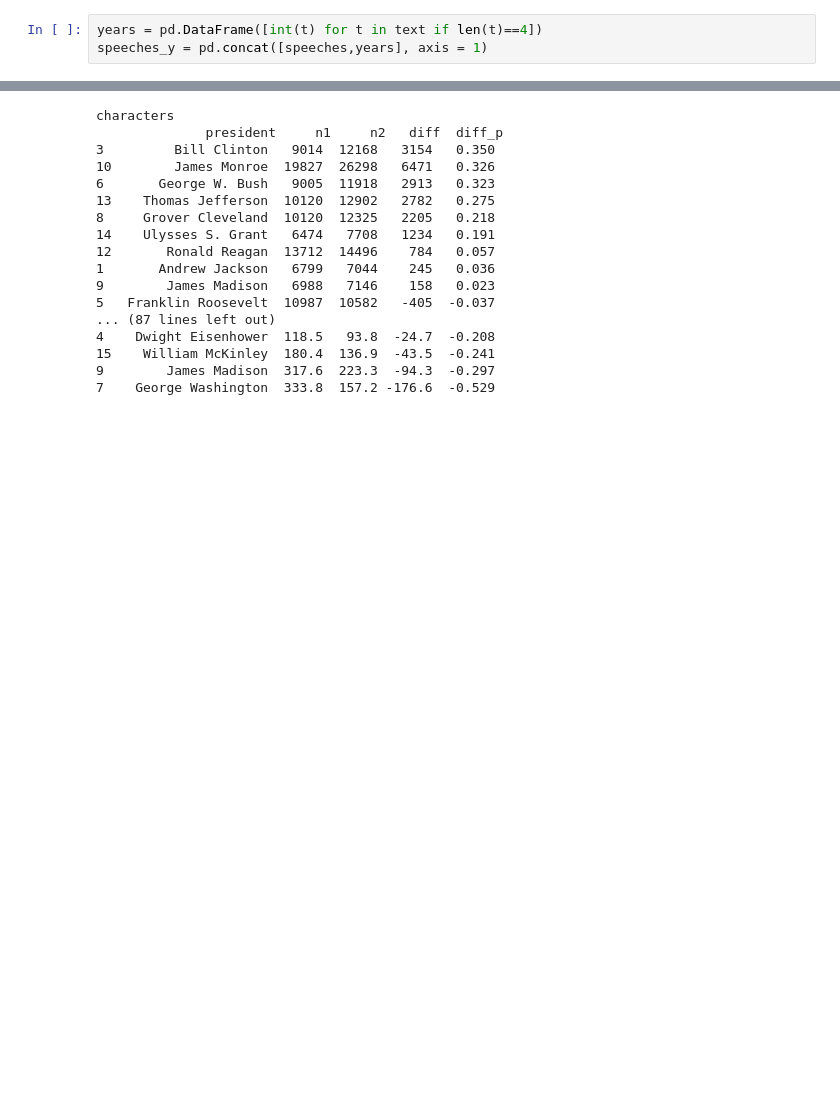
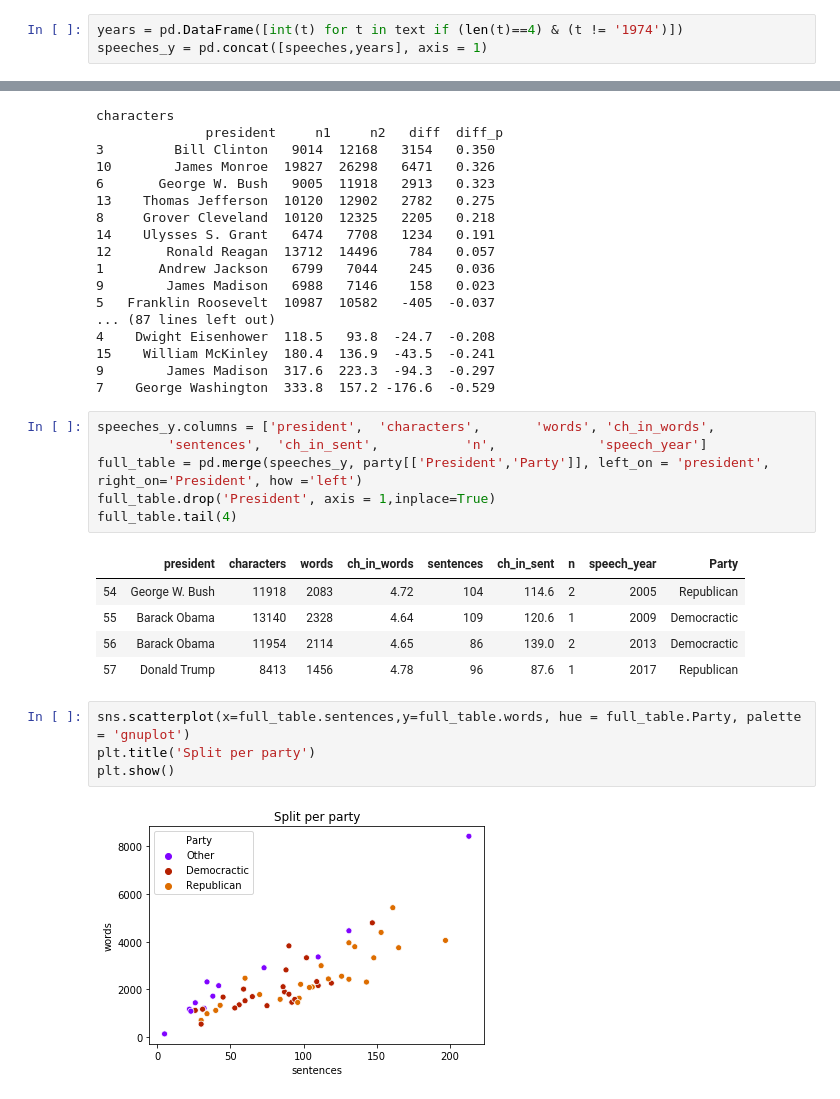
Before and after one commit to MichalWlodkowski/US_speeches, a Jupyter notebook: nlp.ipynb, the cells around one changed output, grey strips where cells are left out. Cells and saved outputs as stored; diff of their text form; blank space fills up the shorter version.

Commit message:
Years fixed, scatterplots added
Year field fixed (removing 1974, Ford)
Added 4 scatterplots

```diff
--- a/nlp.ipynb
+++ b/nlp.ipynb
@@ -129,7 +129,7 @@ xpath3 = '//*[@class="mw-parser-output"]//ul//li//a/text()'
     # Extract text from website + join in 1string + remove unwanted text and new lines
 text = sel.xpath(xpath3).extract()
 # %%
-years = pd.DataFrame([int(t) for t in text if len(t)==4])
+years = pd.DataFrame([int(t) for t in text if (len(t)==4) & (t != '1974')])
 speeches_y = pd.concat([speeches,years], axis = 1)
 # %%
 # Adding to which party president belongs
@@ -213,3 +212,21 @@ characters
 15    William McKinley  180.4  136.9  -43.5  -0.241
 9        James Madison  317.6  223.3  -94.3  -0.297
 7    George Washington  333.8  157.2 -176.6  -0.529
+# %%
+speeches_y.columns = ['president',  'characters',       'words', 'ch_in_words',
+         'sentences',  'ch_in_sent',           'n',             'speech_year']
+full_table = pd.merge(speeches_y, party[['President','Party']], left_on = 'president', right_on='President', how ='left')
+full_table.drop('President', axis = 1,inplace=True)
+full_table.tail(4)
+# %% [output]
+|  | president | characters | words | ch_in_words | sentences | ch_in_sent | n | speech_year | Party |
+| 54 | George W. Bush | 11918 | 2083 | 4.72 | 104 | 114.6 | 2 | 2005 | Republican |
+| 55 | Barack Obama | 13140 | 2328 | 4.64 | 109 | 120.6 | 1 | 2009 | Democractic |
+| 56 | Barack Obama | 11954 | 2114 | 4.65 | 86 | 139.0 | 2 | 2013 | Democractic |
+| 57 | Donald Trump | 8413 | 1456 | 4.78 | 96 | 87.6 | 1 | 2017 | Republican |
+# %%
+sns.scatterplot(x=full_table.sentences,y=full_table.words, hue = full_table.Party, palette = 'gnuplot')
+plt.title('Split per party')
+plt.show()
+# %% [output]
+[figure, added]
```
Also changed, not shown: parts of 5 cells of this notebook, 1 other file.
